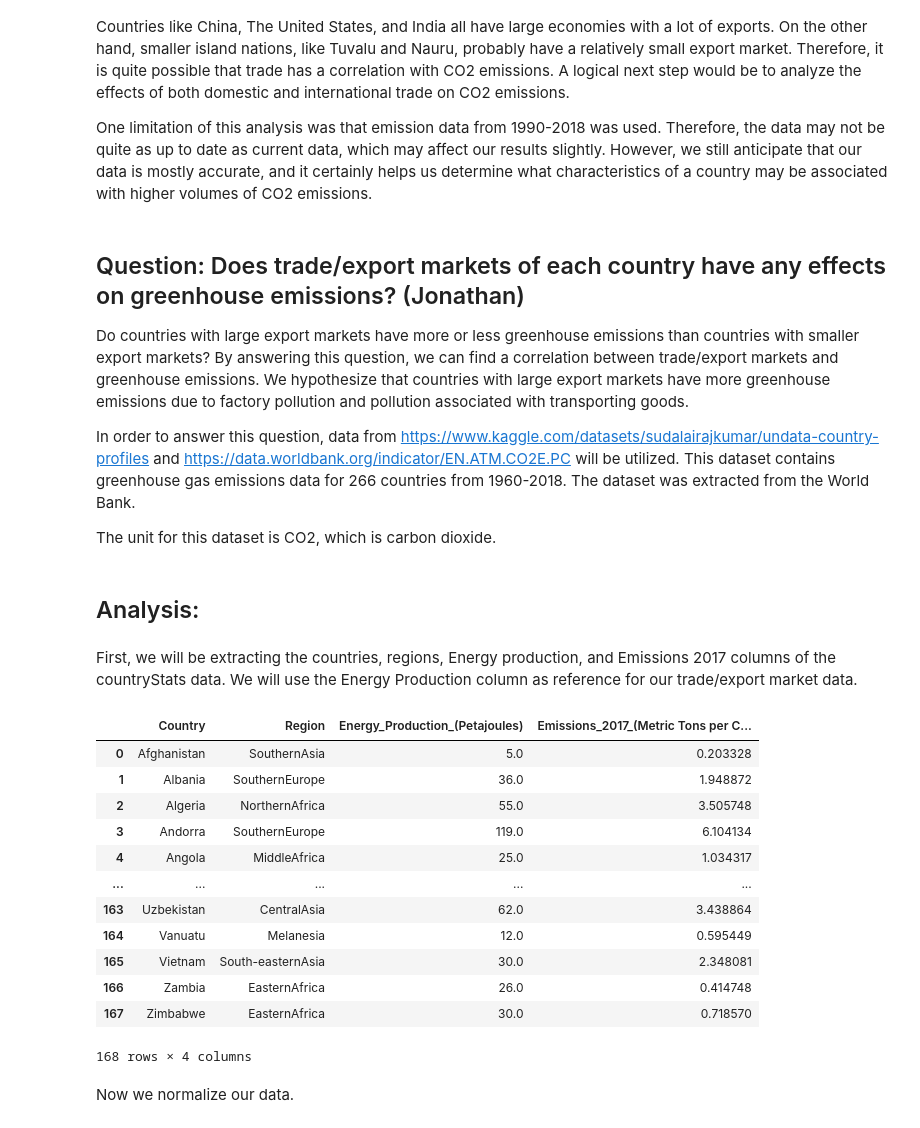
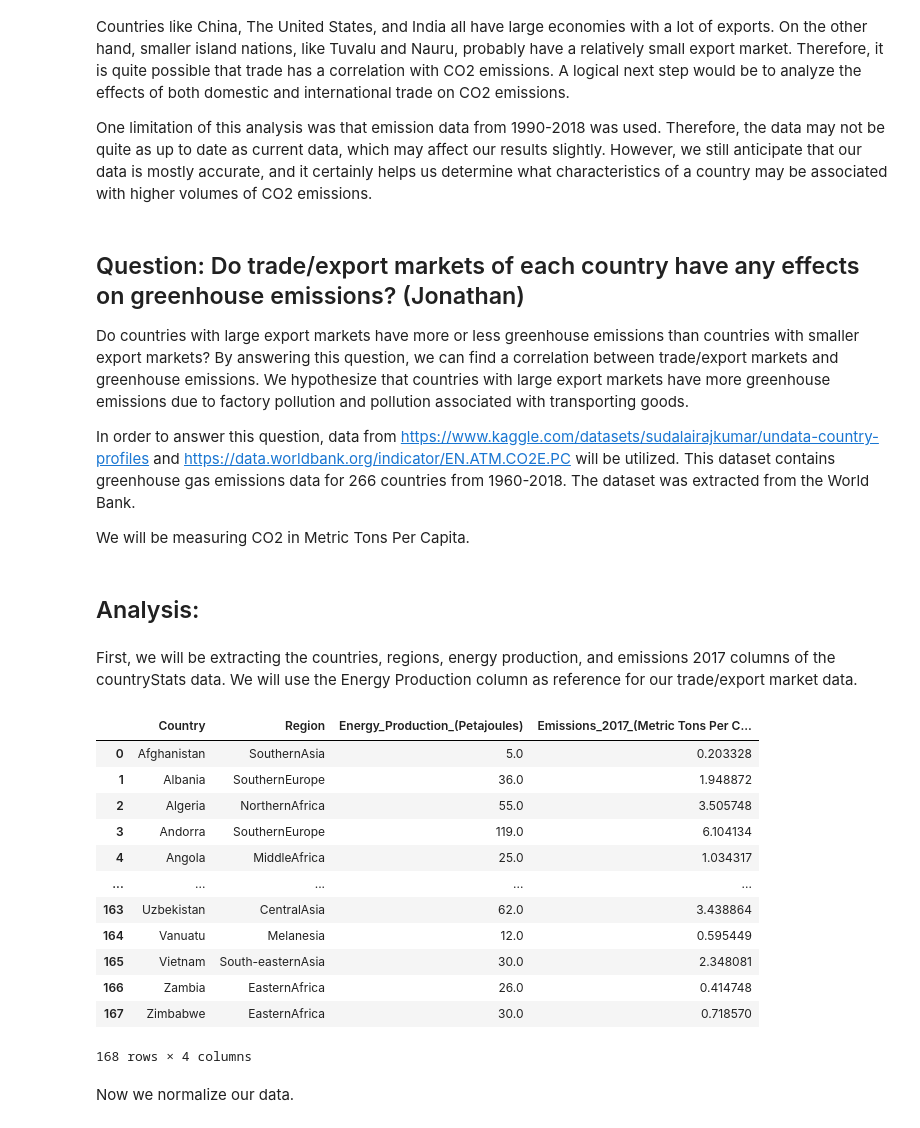
Before and after one commit to melotic/cs3654-project, a Jupyter notebook: Project3.ipynb, the cells around one changed output. Cells and saved outputs as stored; diff of their text form; code cells hidden in the pictures.

Commit message:
Cleaned up comments

```diff
--- a/Project3.ipynb
+++ b/Project3.ipynb
@@ -1833,25 +1801,25 @@ We can use this information to determine if greenhouse gas emissions have any co
 
 One limitation of this analysis was that emission data from 1990-2018 was used. Therefore, the data may not be quite as up to date as current data, which may affect our results slightly. However, we still anticipate that our data is mostly accurate, and it certainly helps us determine what characteristics of a country may be associated with higher volumes of CO2 emissions.
 # %% [markdown]
-## Question: Does trade/export markets of each country have any effects on greenhouse emissions? (Jonathan)
+## Question: Do trade/export markets of each country have any effects on greenhouse emissions? (Jonathan)
 
 Do countries with large export markets have more or less greenhouse emissions than countries with smaller export markets? By answering this question, we can find a correlation between trade/export markets and greenhouse emissions. We hypothesize that countries with large export markets have more greenhouse emissions due to factory pollution and pollution associated with transporting goods.
 
 
 In order to answer this question, data from https://www.kaggle.com/datasets/sudalairajkumar/undata-country-profiles and https://data.worldbank.org/indicator/EN.ATM.CO2E.PC will be utilized. This dataset contains greenhouse gas emissions data for 266 countries from 1960-2018. The dataset was extracted from the World Bank.
 
-The unit for this dataset is CO2, which is carbon dioxide.
+We will be measuring CO2 in Metric Tons Per Capita.
 # %% [markdown]
 ## Analysis:
 # %% [markdown]
-First, we will be extracting the countries, regions, Energy production, and Emissions 2017 columns of the countryStats data. We will use the Energy Production column as reference for our trade/export market data.
+First, we will be extracting the countries, regions, energy production, and emissions 2017 columns of the countryStats data. We will use the Energy Production column as reference for our trade/export market data.
 # %%
 dataClean = countryStats.copy()
 dataClean = dataClean[["country", "Region", "Energy production, primary (Petajoules)", "Emissions 2017 (Metric Tons Per Capita)"]]
-dataClean.columns = ["Country", "Region", "Energy_Production_(Petajoules)", "Emissions_2017_(Metric Tons per Capita)"]
+dataClean.columns = ["Country", "Region", "Energy_Production_(Petajoules)", "Emissions_2017_(Metric Tons Per Capita)"]
 dataClean
 # %% [output]
-|  | Country | Region | Energy_Production_(Petajoules) | Emissions_2017_(Metric Tons per C... |
+|  | Country | Region | Energy_Production_(Petajoules) | Emissions_2017_(Metric Tons Per C... |
 | 0 | Afghanistan | SouthernAsia | 5.0 | 0.203328 |
 | 1 | Albania | SouthernEurope | 36.0 | 1.948872 |
 | 2 | Algeria | NorthernAfrica | 55.0 | 3.505748 |
```
Also changed, not shown: parts of 34 cells of this notebook.
